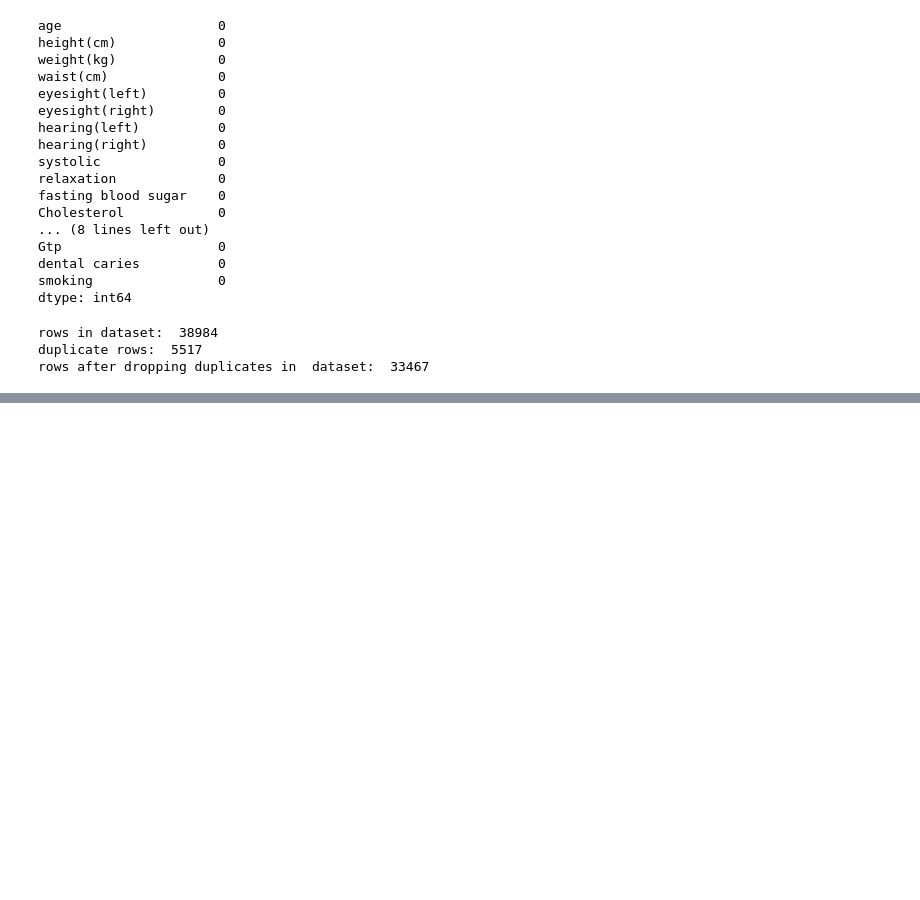
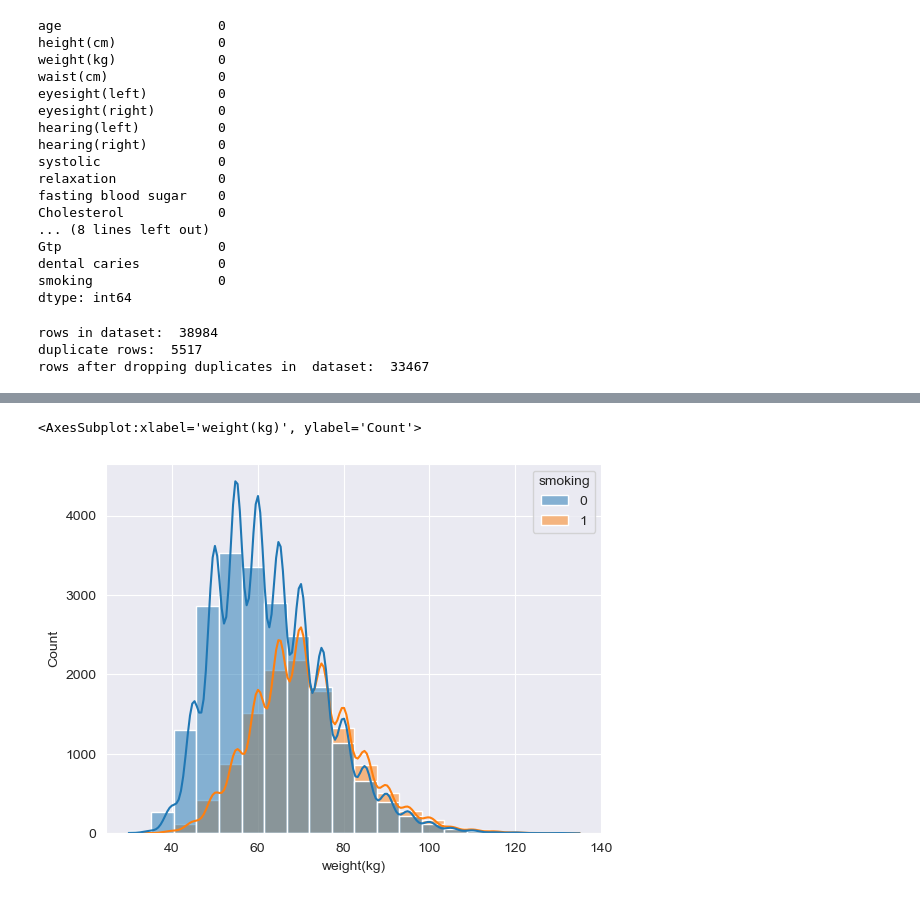
Before and after one commit to ironbongjr/data-mining-project, a Jupyter notebook: dm_proj.ipynb, the cells around one changed output, grey strips where cells are left out. Drawn from its saved outputs; the diff is of its cells as text; code cells hidden in the pictures; blank space fills up the shorter version.

```diff
--- a/dm_proj.ipynb
+++ b/dm_proj.ipynb
@@ -53,0 +170,5 @@ s = sns.heatmap(corr, annot=True, fmt=".1f",cmap="crest")
+# %%
+sns.histplot(data=df1, x="weight(kg)", bins=20,hue='smoking',kde=True)
+# %% [output]
+<AxesSubplot:xlabel='weight(kg)', ylabel='Count'>
+[figure, added]
```
Also changed, not shown: parts of 10 cells of this notebook.
